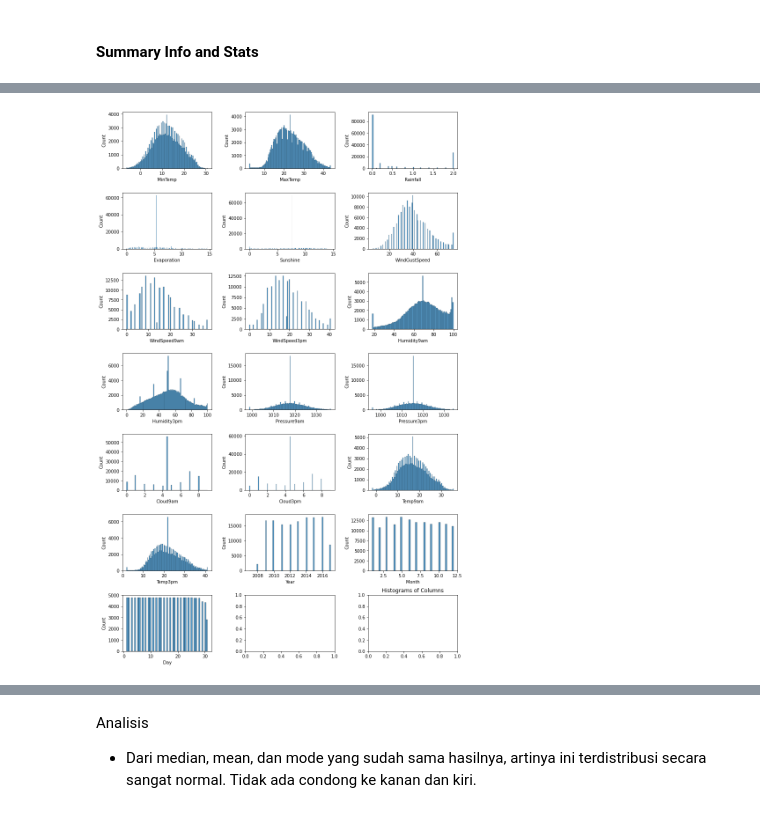
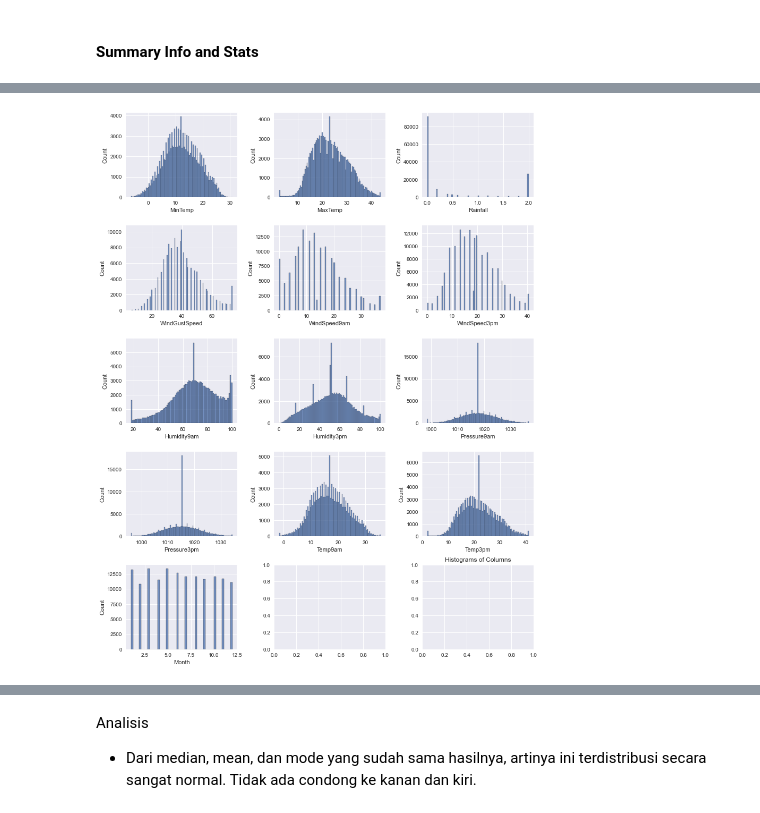
Before and after one commit to anantaw81/PYTHN-DataScience, a Jupyter notebook: FinalProject_2/fp2.ipynb, the cells around one changed output, grey strips where cells are left out. Saved outputs shown, nothing was run; the diff lists cells and outputs as text; code cells hidden in the pictures.

```diff
--- a/FinalProject_2/fp2.ipynb
+++ b/FinalProject_2/fp2.ipynb
@@ -151,3 +179,8 @@ dtype: int64
+# %%
+# Drop Sunshine, Evaporation, Cloud9am and Cloud3pm karena kebanyakan nilainya null
+
+col = ['Sunshine', 'Evaporation', 'Cloud9am', 'Cloud3pm']
+df.drop(col, axis=1, inplace=True)
 # %% [markdown]
 ##### Pisahkan Fitur (Kolom) Categorical dan Numerical
 # %%
@@ -189,8 +222,3 @@ The Cardinality of each column RainToday : 3
 The Cardinality of each column RainTomorrow : 3
 # %% [markdown]
 ##### Menangani Masalah Kardinalitas
-# %%
-df["Date"] = pd.to_datetime(df["Date"])   #Converting into Date
-df["Year"] = df["Date"].dt.year           #abstracting year in different column
-df["Month"] = df["Date"].dt.month         #abstracting month in diffrent column
-df["Day"] = df["Date"].dt.day             #abstracting day in diffrent column
@@ -294,4 +300,6 @@ dtype: int64
 # %%
+plt.style.use('seaborn')
+missing_num = df[num_col].isnull().sum()    # hitung missing values di setiap list, yang disimpan di num_feature
 plt.figure(figsize=(14,6))
 plt.bar(missing_num.index,missing_num.values)    # ploting missing values
 plt.xticks(rotation=70)
@@ -456,19 +407,19 @@ df.describe()
 # %%
-# Untuk melihat histogram dari kolom numerical. Dihentikan sampai 21 karena nilai setelahnya adalah integer 0 dan 1 (misal WinDir3pm_WNW) sehingga tidak ditampilkan.
-fig, axes = plt.subplots(nrows=7, ncols=3, figsize=(12, 18))
+# Untuk melihat histogram dari kolom numerical.
+fig, axes = plt.subplots(nrows=5, ncols=3, figsize=(12, 15))
 axes = axes.reshape(-1)
 
-continuous = [col for col in df_dummies.columns if df_dummies[col].dtype != object ]
+continuous = [col for col in df.columns if df[col].dtype != object ]
 
 for i, col in enumerate(continuous):
-    sns.histplot(df_dummies[col], ax=axes[i])
+    sns.histplot(df[col], ax=axes[i])
     if (i == 20):
       break;
 
 fig.tight_layout(pad=2.0)
 plt.title('Histograms of Columns');
 # %% [output]
-[figure, old version]
+[figure, new version]
 # %% [markdown]
 Analisis
 - Sebagian besar fitur terdistribusi secara normal seperti yang diharapkan.
```
Also changed, not shown: parts of 103 cells of this notebook, 2 other files.
